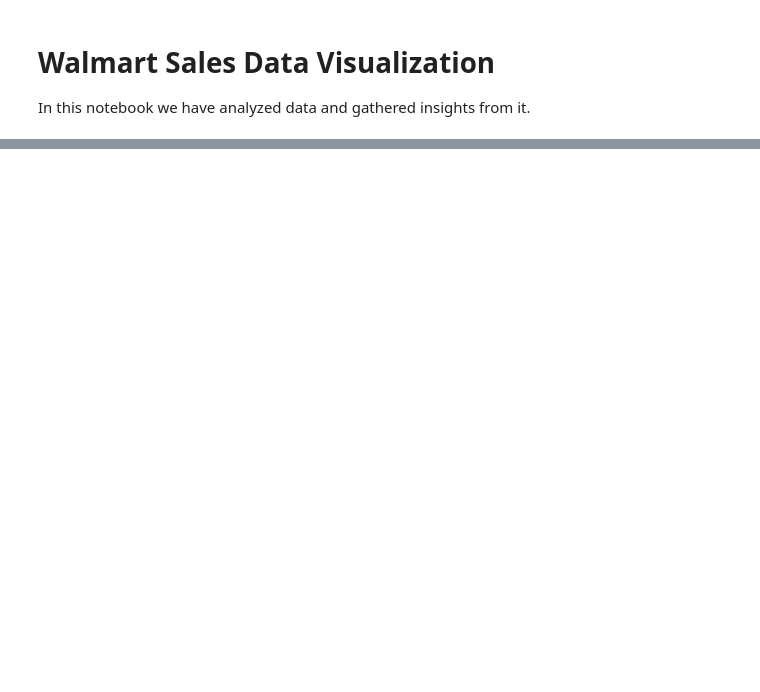
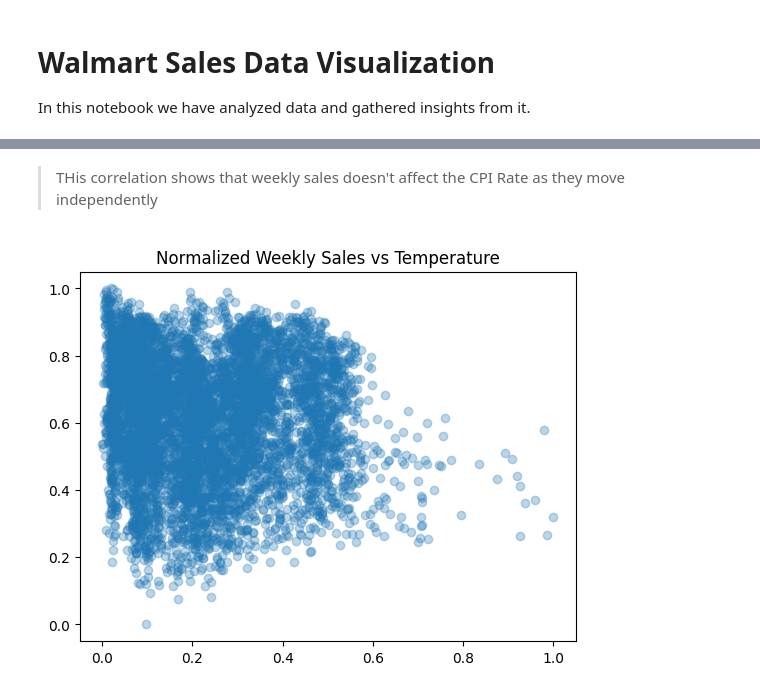
Before and after one commit to iam-devAlhan/Walmart_Sales_Trends_Prediction, a Jupyter notebook: notebooks/visualization.ipynb, the cells around one changed output, grey strips where cells are left out. Drawn from its saved outputs; the diff is of its cells as text; code cells hidden in the pictures; blank space fills up the shorter version.

```diff
--- a/notebooks/visualization.ipynb
+++ b/notebooks/visualization.ipynb
@@ -67,0 +88,18 @@ df.drop(["Unnamed: 0"], axis=1)
+# %% [markdown]
+> THis correlation shows that weekly sales doesn't affect the CPI Rate as they move independently
+# %%
+from sklearn.preprocessing import MinMaxScaler
+
+scaler = MinMaxScaler()
+
+df1 = df[["Weekly_Sales", "Temperature"]]
+
+# Normalize the values to plot correlation graph
+scaled = scaler.fit_transform(df1)
+df_scaled = pd.DataFrame(scaled, columns=df1.columns)
+
+plt.scatter(df_scaled["Weekly_Sales"], df_scaled["Temperature"], alpha=0.3)
+plt.title("Normalized Weekly Sales vs Temperature")
+plt.show()
+# %% [output]
+[figure, added]
```
Also changed, not shown: parts of 7 cells of this notebook, 2 other files.
